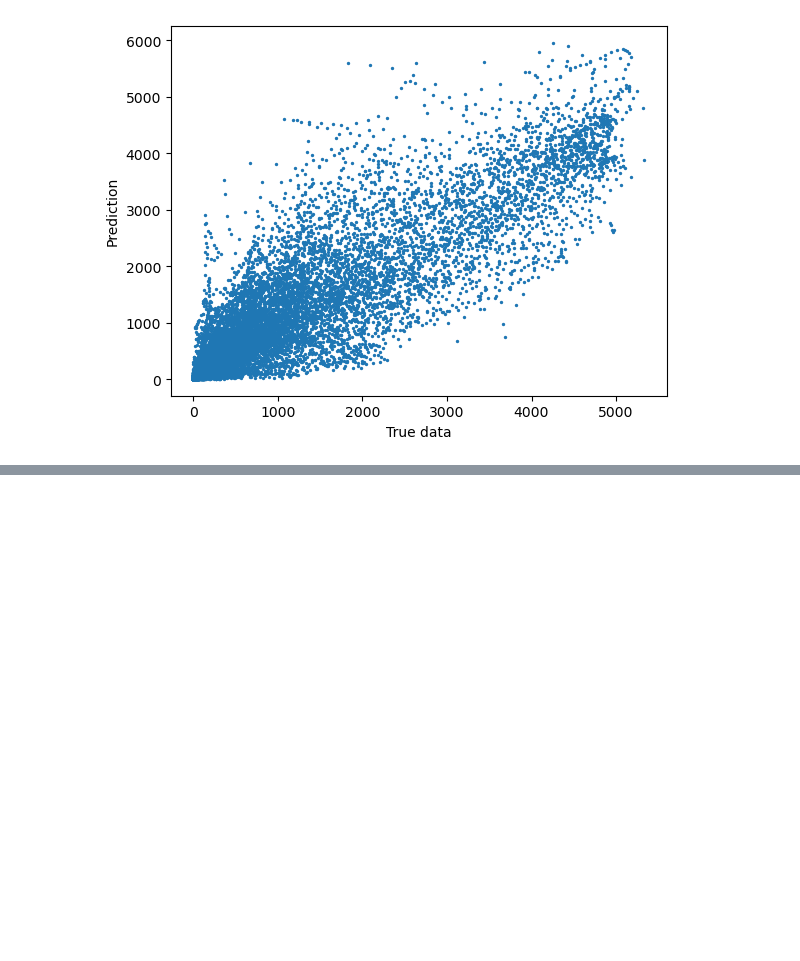
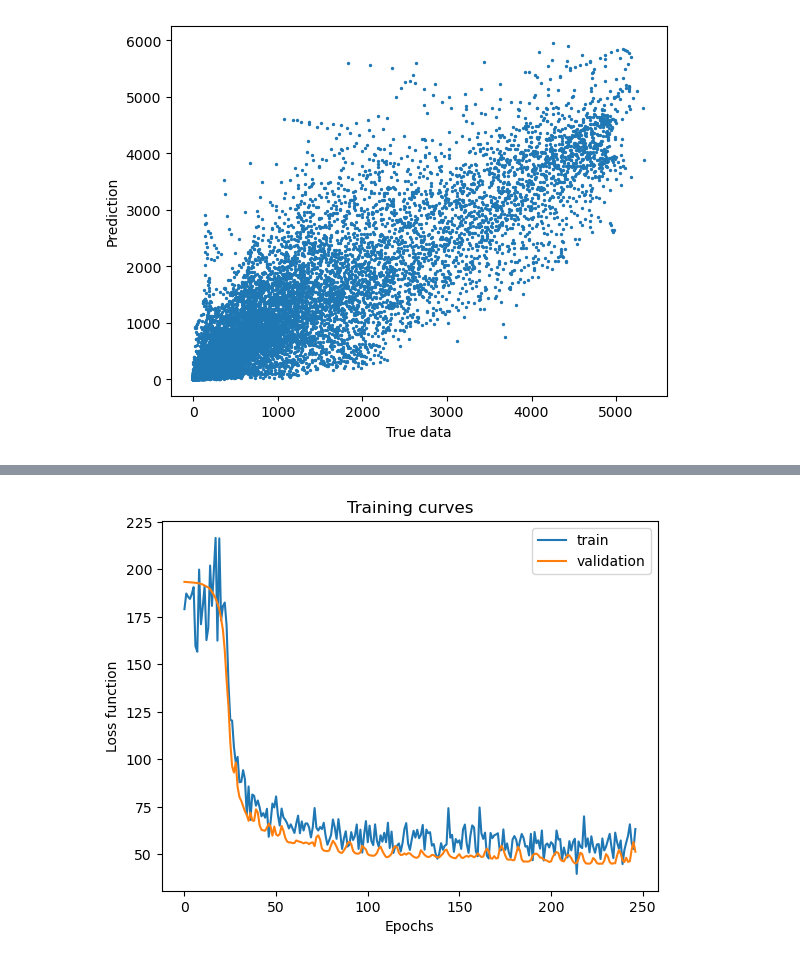
Before and after one commit to hugokerino/Energy-forecasting-NTNU, a Jupyter notebook: data/Hugo/notebook_hugo.ipynb, the cells around one changed output, grey strips where cells are left out. Cells and saved outputs as stored; diff of their text form; code cells hidden in the pictures; blank space fills up the shorter version.

Commit message:
LSTM, CNN in parrallel + MLP to reajust prediction

```diff
--- a/data/Hugo/notebook_hugo.ipynb
+++ b/data/Hugo/notebook_hugo.ipynb
@@ -2503,0 +2659,4 @@ plt.show()
+# %%
+X_Train_LSTM = reshape_data_for_LSTM(X_Train,n_lagged_features)
+X_Val_LSTM   = reshape_data_for_LSTM(X_Val,n_lagged_features)
+X_Test_LSTM  = reshape_data_for_LSTM(X_Test,n_lagged_features)
@@ -2503,0 +2699,3 @@ plt.show()
+# %%
+model_LSTM_CNN = tf.keras.Model(inputs=[inputs1,inputs2], outputs=outputs, name ="CNN_LSTM")
+model_LSTM_CNN.summary()
@@ -2503,0 +2720,18 @@ plt.show()
+# %%
+early_stopping = tf.keras.callbacks.EarlyStopping(monitor = 'val_loss',
+                                                  patience = 20,
+                                                  mode = "min",
+                                                  verbose=1,
+                                                  restore_best_weights = False,
+                                                  start_from_epoch = 20)
+
+model_LSTM_CNN.compile(optimizer = tf.keras.optimizers.Adam(learning_rate = 1e-3), loss='mae')
+history = model_LSTM_CNN.fit(x=[X_Train_LSTM,X_Train_LSTM],
+                    y=Y_Train,
+                    batch_size = 256,
+                    steps_per_epoch=1,
+                    epochs=500,
+                    verbose=2,
+                    validation_data = ([X_Val_LSTM,X_Val_LSTM], Y_Val),
+                    callbacks = [early_stopping]
+                    )
@@ -2503,0 +2756,11 @@ plt.show()
+# %%
+# plot history
+plt.title("Training curves")
+plt.plot(history.history['loss'], label='train')
+plt.plot(history.history['val_loss'], label='validation')
+plt.xlabel("Epochs")
+plt.ylabel("Loss function")
+plt.legend()
+plt.show()
+# %% [output]
+[figure, added]
```
Also changed, not shown: parts of 34 cells of this notebook.
